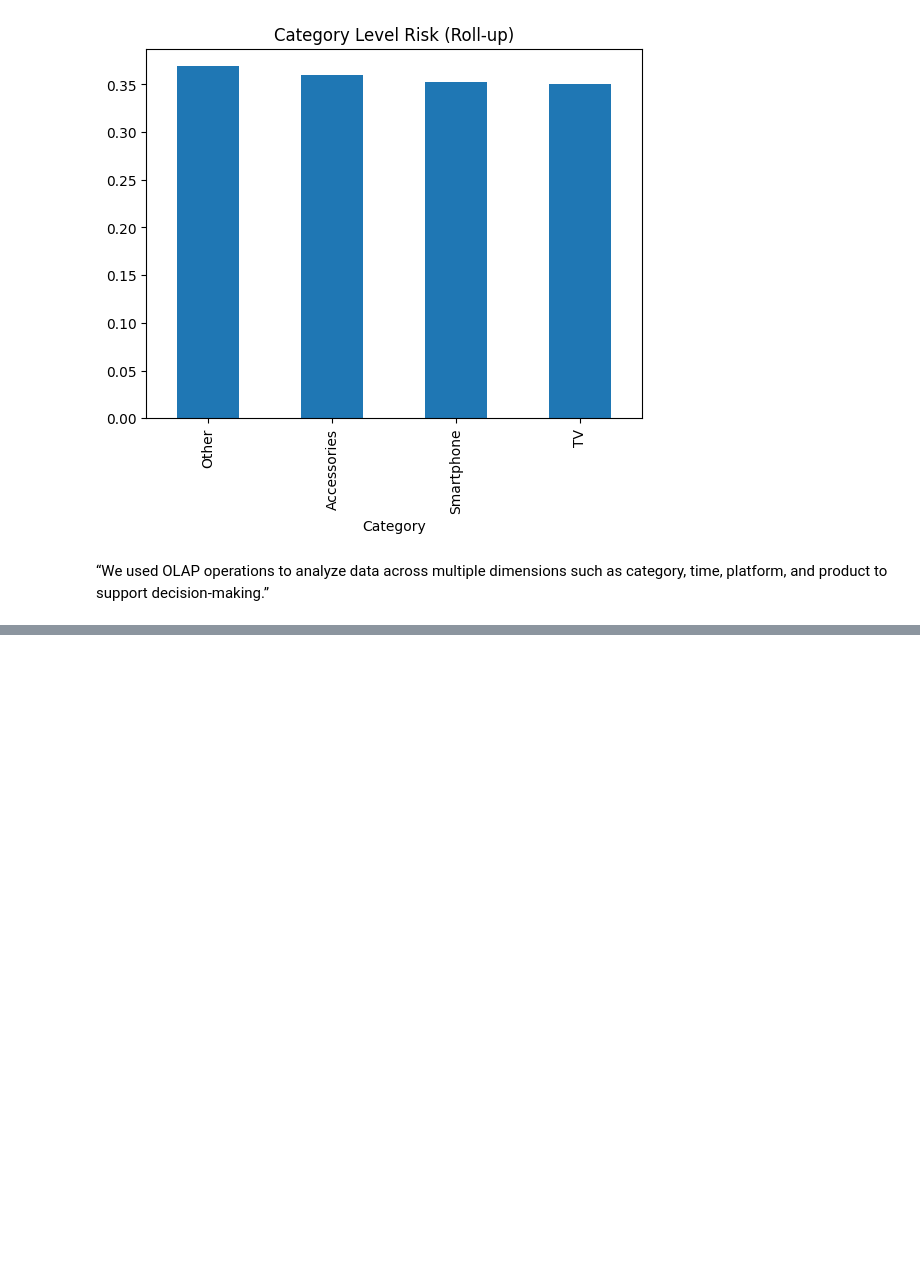
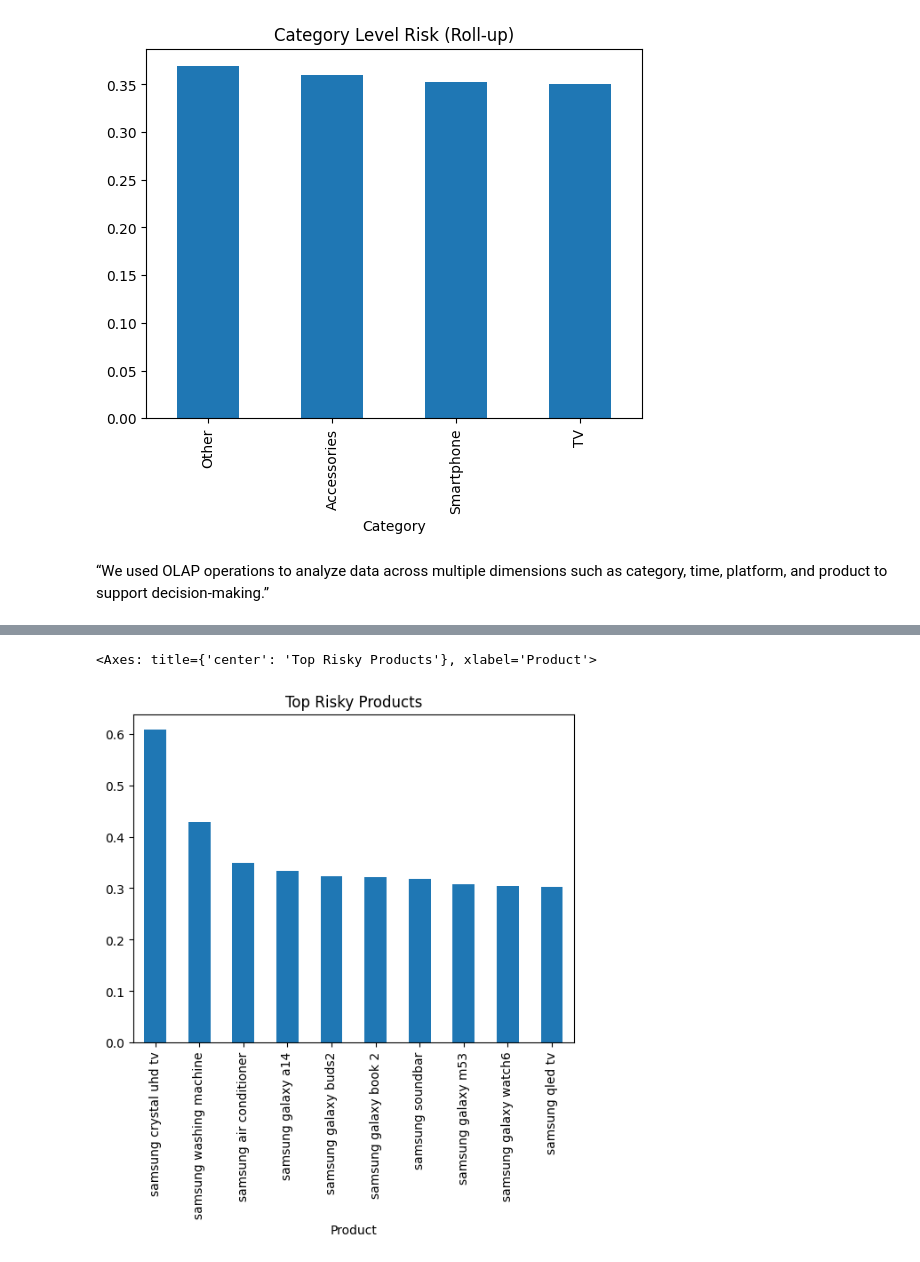
Before and after one commit to Nithin1138/Samsung-Regret-Intelligence-System, a Jupyter notebook: notebooks/05_analysis.ipynb, the cells around one changed output, grey strips where cells are left out. Saved outputs shown, nothing was run; the diff lists cells and outputs as text; code cells hidden in the pictures; blank space fills up the shorter version.

Commit message:
Phase 7: Risk scoring engine implemented with dynamic thresholds, product prioritization, and decision insights

```diff
--- a/notebooks/05_analysis.ipynb
+++ b/notebooks/05_analysis.ipynb
@@ -240,0 +284,4 @@ rollup.plot(kind="bar", title="Category Level Risk (Roll-up)")
+# %%
+risk_df["Growth"] = (risk_df["Growth"] - risk_df["Growth"].min()) / (
+    risk_df["Growth"].max() - risk_df["Growth"].min()
+)
@@ -240,0 +290,18 @@ rollup.plot(kind="bar", title="Category Level Risk (Roll-up)")
+# %%
+q1 = risk_df["Risk_Score"].quantile(0.25)
+q2 = risk_df["Risk_Score"].quantile(0.5)
+q3 = risk_df["Risk_Score"].quantile(0.75)
+
+def classify_risk(score):
+    if score <= q1:
+        return "Low"
+    elif score <= q2:
+        return "Moderate"
+    elif score <= q3:
+        return "High"
+    else:
+        return "Critical"
+
+risk_df["Risk_Level"] = risk_df["Risk_Score"].apply(classify_risk)
+# %%
+risk_df["Growth"] = risk_df["Growth"].clip(lower=0)
@@ -240,0 +310,4 @@ rollup.plot(kind="bar", title="Category Level Risk (Roll-up)")
+# %%
+risk_df = risk_df.sort_values(by="Risk_Score", ascending=False)
+
+print(risk_df.head(10))
@@ -240,0 +332,5 @@ rollup.plot(kind="bar", title="Category Level Risk (Roll-up)")
+# %%
+risk_df["Risk_Score"].head(10).plot(kind="bar", title="Top Risky Products")
+# %% [output]
+<Axes: title={'center': 'Top Risky Products'}, xlabel='Product'>
+[figure, added]
```
Also changed, not shown: parts of 24 cells of this notebook.
